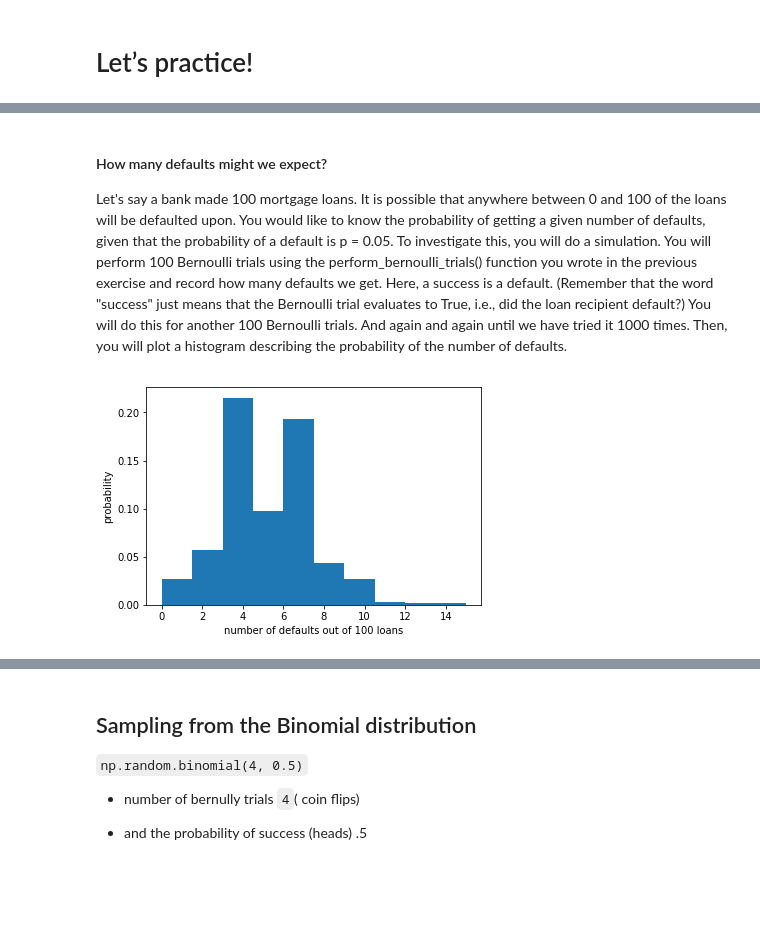
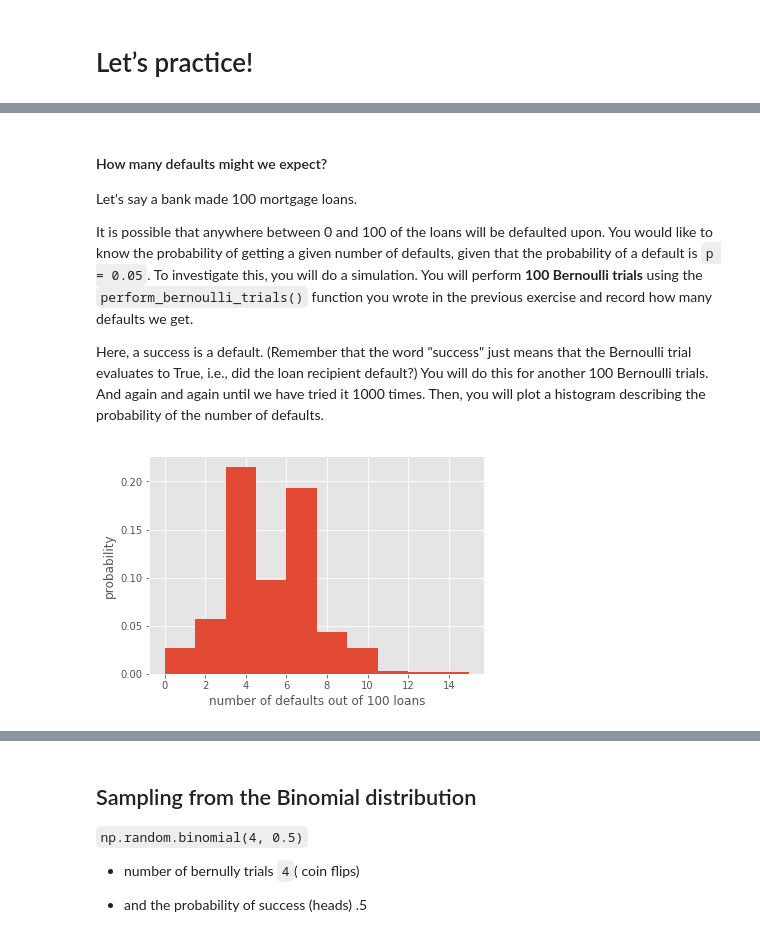
Before and after one commit to franksalas/datacamp, a Jupyter notebook: Statistical_Thinking_Python/03Thinking probabilistically_Discrete variables.ipynb, the cells around one changed output, grey strips where cells are left out. Drawn from its saved outputs; the diff is of its cells as text; code cells hidden in the pictures; blank space fills up the shorter version.

```diff
--- a/Statistical_Thinking_Python/03Thinking probabilistically_Discrete variables.ipynb
+++ b/Statistical_Thinking_Python/03Thinking probabilistically_Discrete variables.ipynb
@@ -2,6 +2,7 @@
 import pandas as pd
 import numpy as np
 import matplotlib.pyplot as plt
+plt.style.use('ggplot')
 # %% [markdown]
 Statistical inference rests upon probability. Because we can very rarely say anything meaningful with absolute certainty from data, we use probabilistic language to make quantitative statements about data. In this chapter, you will learn how to think probabilistically about discrete quantities, those that can only take certain values, like integers. It is an important first step in building the probabilistic language necessary to think statistically.
 # %% [markdown]
@@ -131,25 +170,30 @@ def perform_bernoulli_trials(n, p):
     return n_success
 # %% [markdown]
 #### How many defaults might we expect?
-Let's say a bank made 100 mortgage loans. It is possible that anywhere between 0 and 100 of the loans will be defaulted upon. You would like to know the probability of getting a given number of defaults, given that the probability of a default is p = 0.05. To investigate this, you will do a simulation. You will perform 100 Bernoulli trials using the perform_bernoulli_trials() function you wrote in the previous exercise and record how many defaults we get. Here, a success is a default. (Remember that the word "success" just means that the Bernoulli trial evaluates to True, i.e., did the loan recipient default?) You will do this for another 100 Bernoulli trials. And again and again until we have tried it 1000 times. Then, you will plot a histogram describing the probability of the number of defaults.
+
+Let's say a bank made 100 mortgage loans.
+
+It is possible that anywhere between 0 and 100 of the loans will be defaulted upon. You would like to know the probability of getting a given number of defaults, given that the probability of a default is `p = 0.05`. To investigate this, you will do a simulation. You will perform **100 Bernoulli trials** using the `perform_bernoulli_trials()` function you wrote in the previous exercise and record how many defaults we get.
+
+Here, a success is a default. (Remember that the word "success" just means that the Bernoulli trial evaluates to True, i.e., did the loan recipient default?) You will do this for another 100 Bernoulli trials. And again and again until we have tried it 1000 times. Then, you will plot a histogram describing the probability of the number of defaults.
 # %%
 # Seed random number generator
 np.random.seed(42)
 
 # Initialize the number of defaults: n_defaults
 n_defaults = np.empty(1000)
 
 # Compute the number of defaults
 for i in range(1000):
     n_defaults[i] = perform_bernoulli_trials(100,0.05)
 
 
 # Plot the histogram with default number of bins; label your axes
-_ = plt.hist(n_defaults, normed=True)
+_ = plt.hist(n_defaults, density=True)
 _ = plt.xlabel('number of defaults out of 100 loans')
 _ = plt.ylabel('probability')
 
 # Show the plot
 plt.show()
 # %% [output]
-[figure, old version]
+[figure, new version]
```
Also changed, not shown: parts of 34 cells of this notebook, 19 other files.
